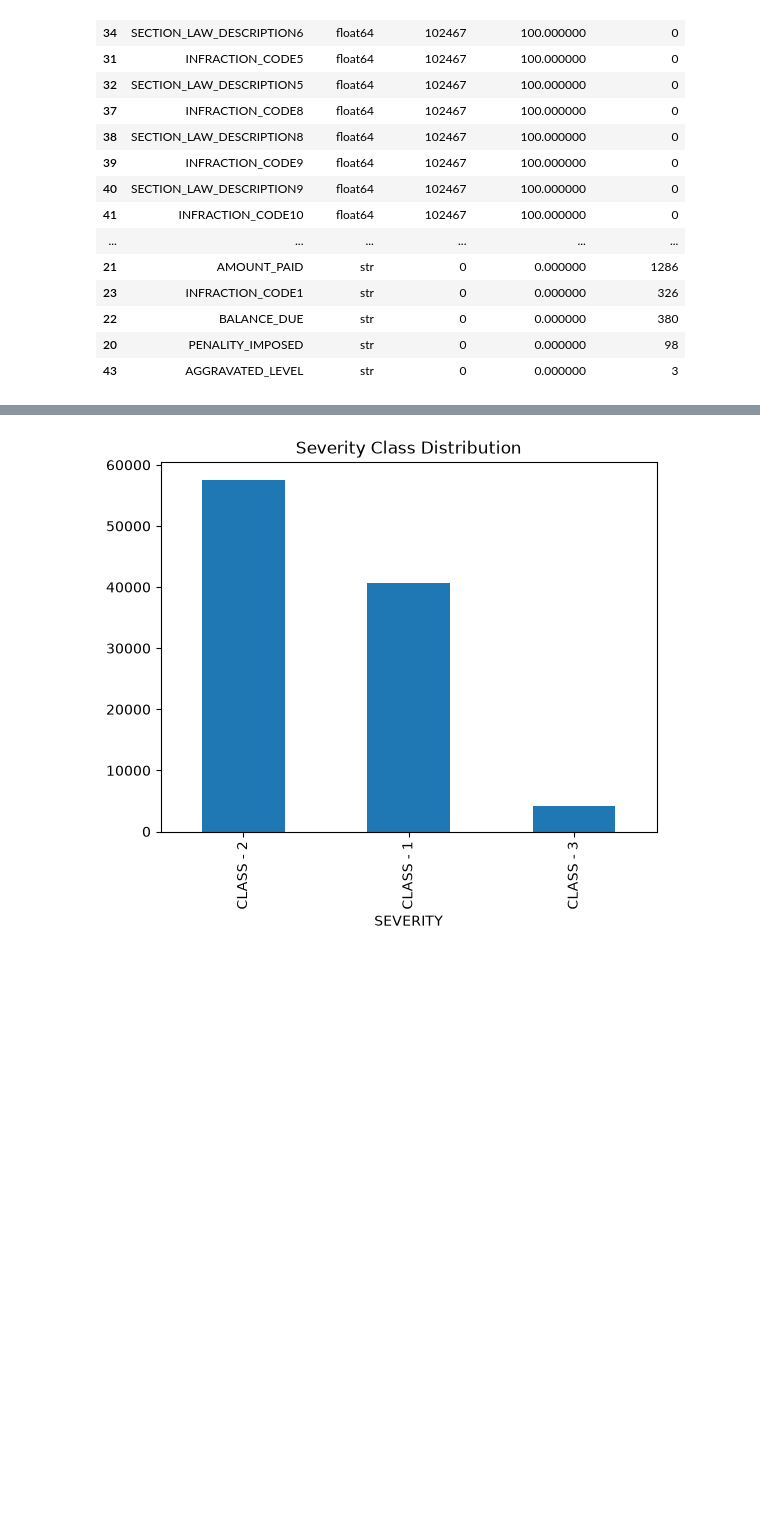
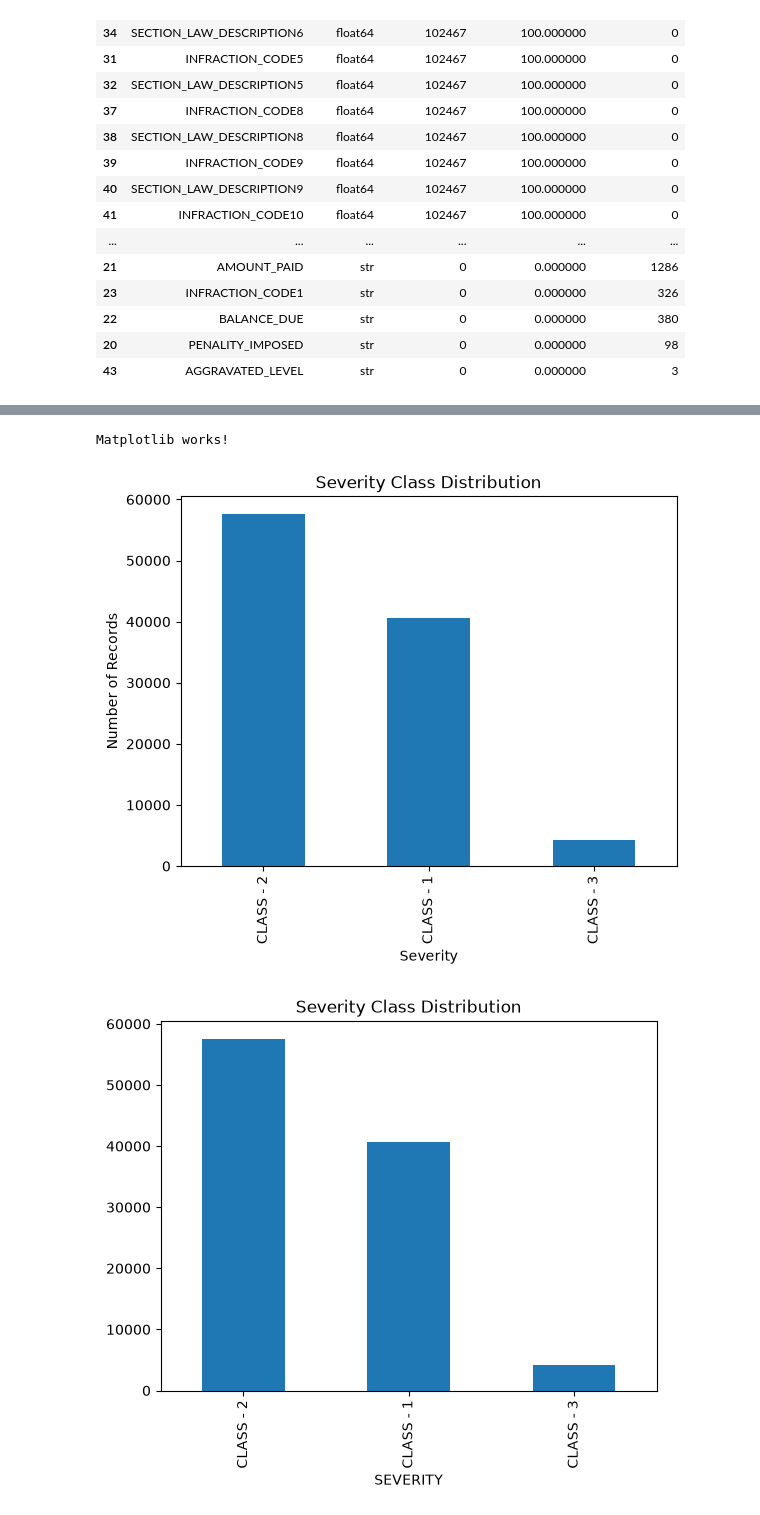
Before and after one commit to NimsaraWickramarathna/BuildSafe-AI, a Jupyter notebook: notebooks/01_data_understanding.ipynb, the cells around one changed output, grey strips where cells are left out. Cells and saved outputs as stored; diff of their text form; code cells hidden in the pictures; blank space fills up the shorter version.

```diff
--- a/notebooks/01_data_understanding.ipynb
+++ b/notebooks/01_data_understanding.ipynb
@@ -196,3 +218,19 @@ summary.sort_values(
+# %%
+import matplotlib.pyplot as plt
+print("Matplotlib works!")
+# %% [output]
+Matplotlib works!
+# %%
+df["SEVERITY"].value_counts().plot(
+    kind="bar",
+    title="Severity Class Distribution"
+)
+
+plt.xlabel("Severity")
+plt.ylabel("Number of Records")
+plt.show()
+# %% [output]
+[figure, added]
 # %%
 df["SEVERITY"].value_counts().plot(
     kind="bar",
```
Also changed, not shown: parts of 3 cells of this notebook, 5 other files.
